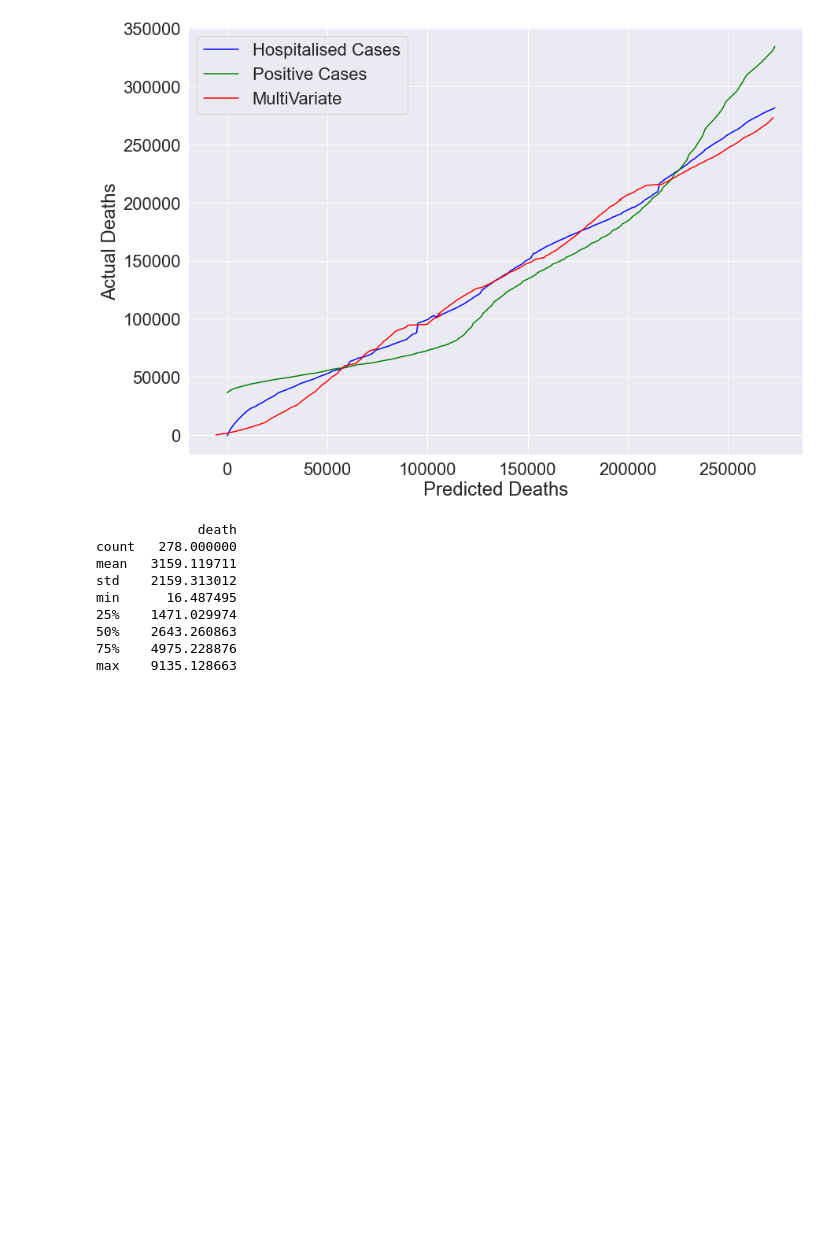
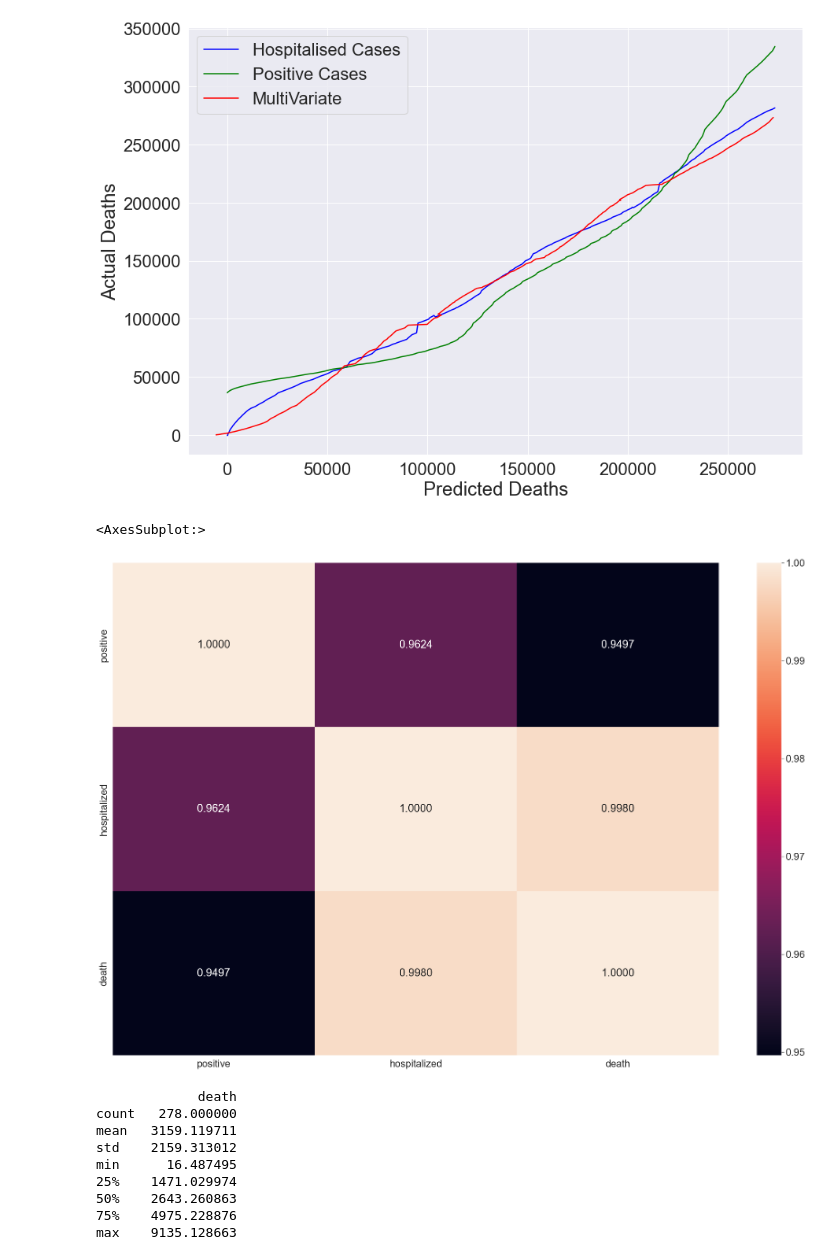
Before and after one commit to CarrotHands/CC0002_T03_Team5, a Jupyter notebook: covidus.ipynb, the cells around one changed output. Cells and saved outputs as stored; diff of their text form; code cells hidden in the pictures; blank space fills up the shorter version.

Commit message:
added graph

```diff
--- a/covidus.ipynb
+++ b/covidus.ipynb
@@ -181,6 +181,8 @@ multi = multi.dropna()
 #sb.heatmap(multi.corr(),annot=True,fmt='0.4f')
 predictors=multi[['positive','hospitalized']]
 target=multi[['death']]
+concat=pd.concat([predictors,target],axis=1)
+
 linreg.fit(predictors,target)
 regline_x = linreg.intercept_ + (linreg.coef_[0][0]* predictors['positive']) + (linreg.coef_[0][1]* predictors['hospitalized'])
 regline_y = target
@@ -200,6 +202,11 @@ ax.legend(['Hospitalised Cases','Positive Cases','MultiVariate'])
 [-5498.79912884]
 <matplotlib.legend.Legend at 0x...>
 [figure]
+# %%
+sb.heatmap(concat.corr(),annot=True,fmt='0.4f')
+# %% [output]
+<AxesSubplot:>
+[figure, added]
 # %%
 error=target-linreg.predict(predictors)
 f,ax=plt.subplots()
```
Also changed, not shown: 1 other file.
